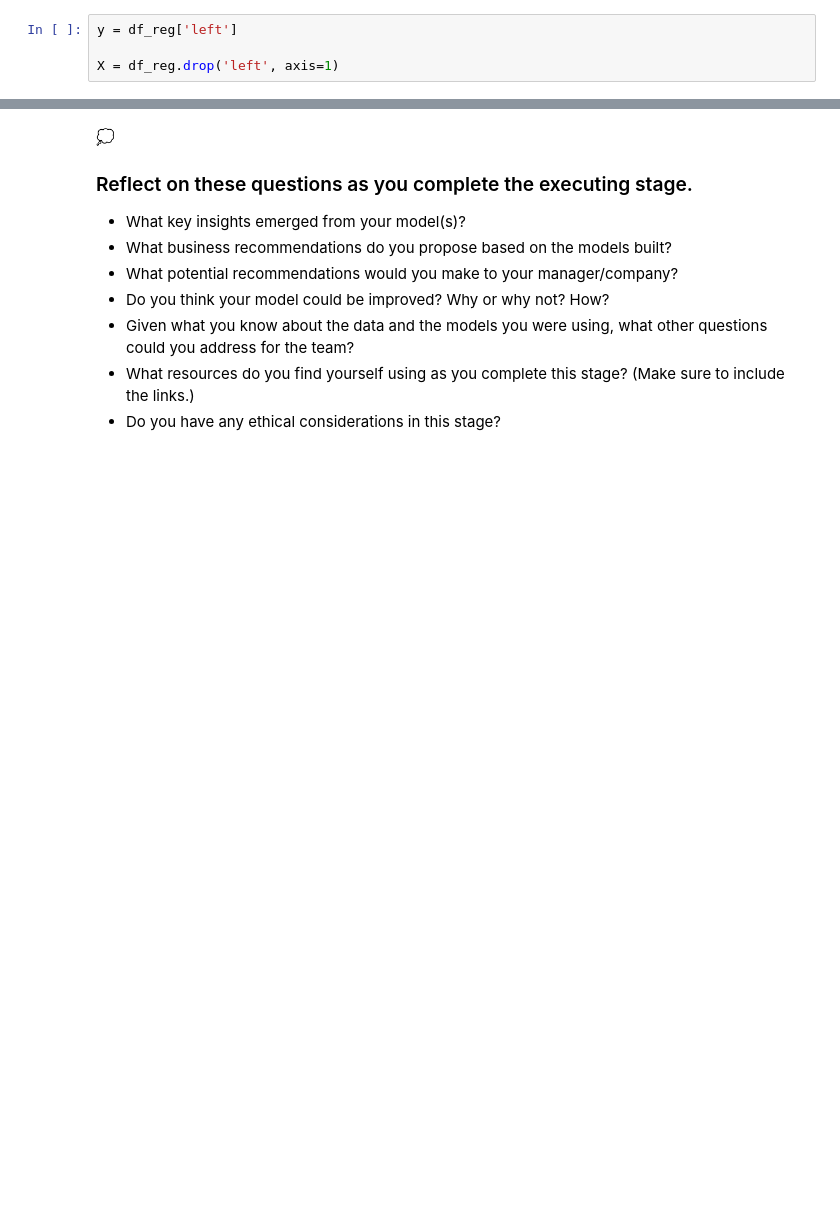
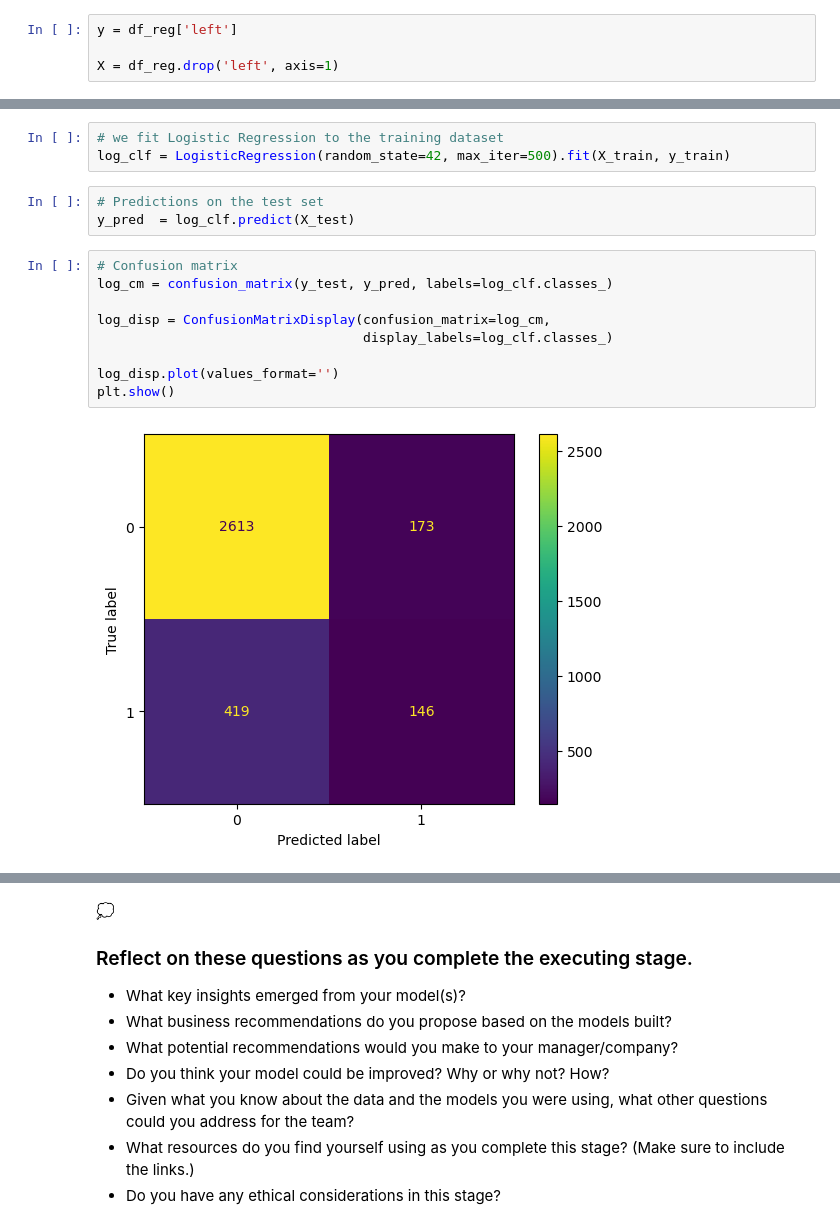
Before and after one commit to Anar-Abdullayev-23/Data-Driven-Suggestionf-for-HR, a Jupyter notebook: notebooks/Data-Driven_Suggestions_for_HR.ipynb, the cells around one changed output, grey strips where cells are left out. Cells and saved outputs as stored; diff of their text form; blank space fills up the shorter version.

```diff
--- a/notebooks/Data-Driven_Suggestions_for_HR.ipynb
+++ b/notebooks/Data-Driven_Suggestions_for_HR.ipynb
@@ -371,0 +375,17 @@ NameError: name 'train_test_split' is not defined
+# %%
+# we fit Logistic Regression to the training dataset
+log_clf = LogisticRegression(random_state=42, max_iter=500).fit(X_train, y_train)
+# %%
+# Predictions on the test set
+y_pred  = log_clf.predict(X_test)
+# %%
+# Confusion matrix
+log_cm = confusion_matrix(y_test, y_pred, labels=log_clf.classes_)
+
+log_disp = ConfusionMatrixDisplay(confusion_matrix=log_cm,
+                                  display_labels=log_clf.classes_)
+
+log_disp.plot(values_format='')
+plt.show()
+# %% [output]
+[figure, added]
```
Also changed, not shown: parts of 32 cells of this notebook, 1 other file.
